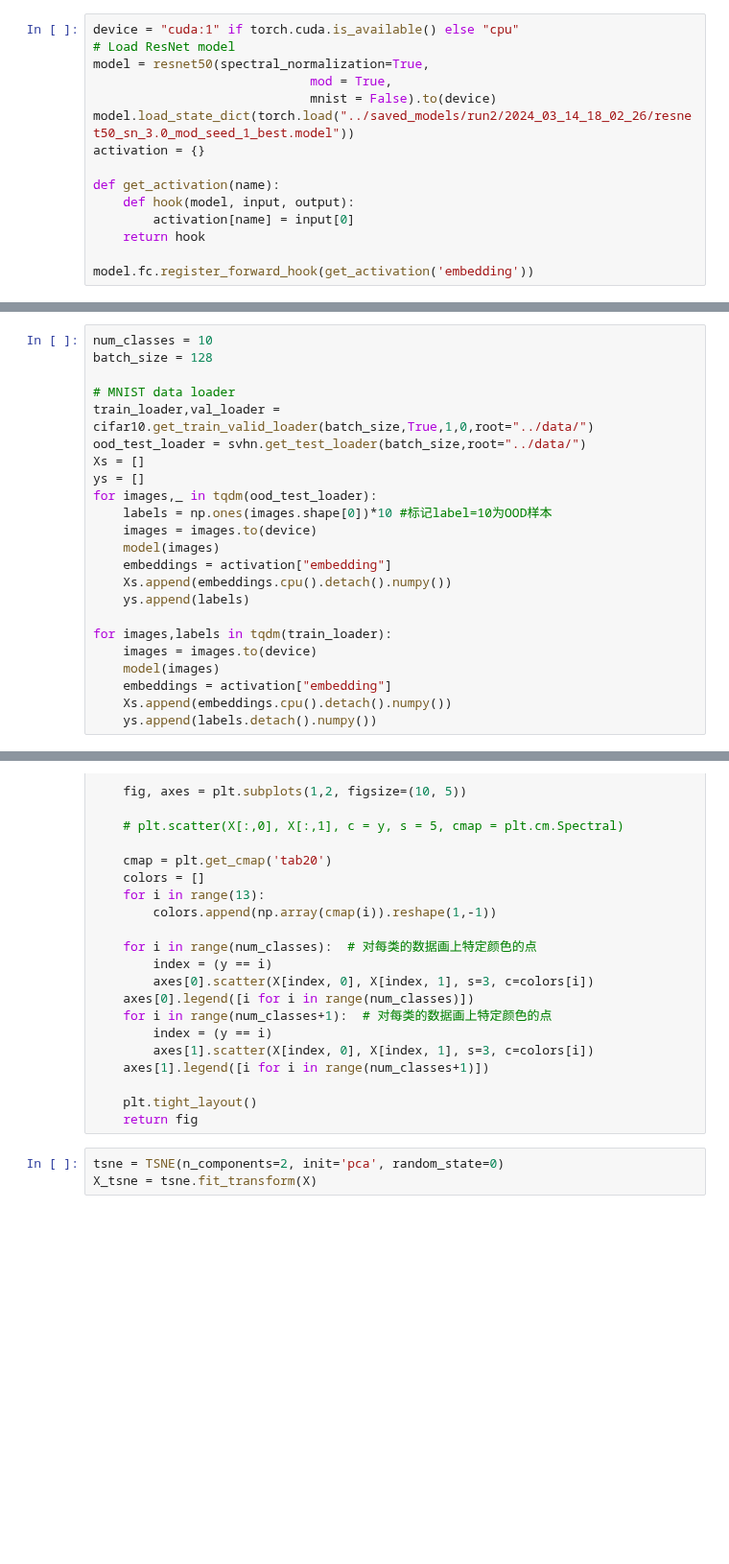
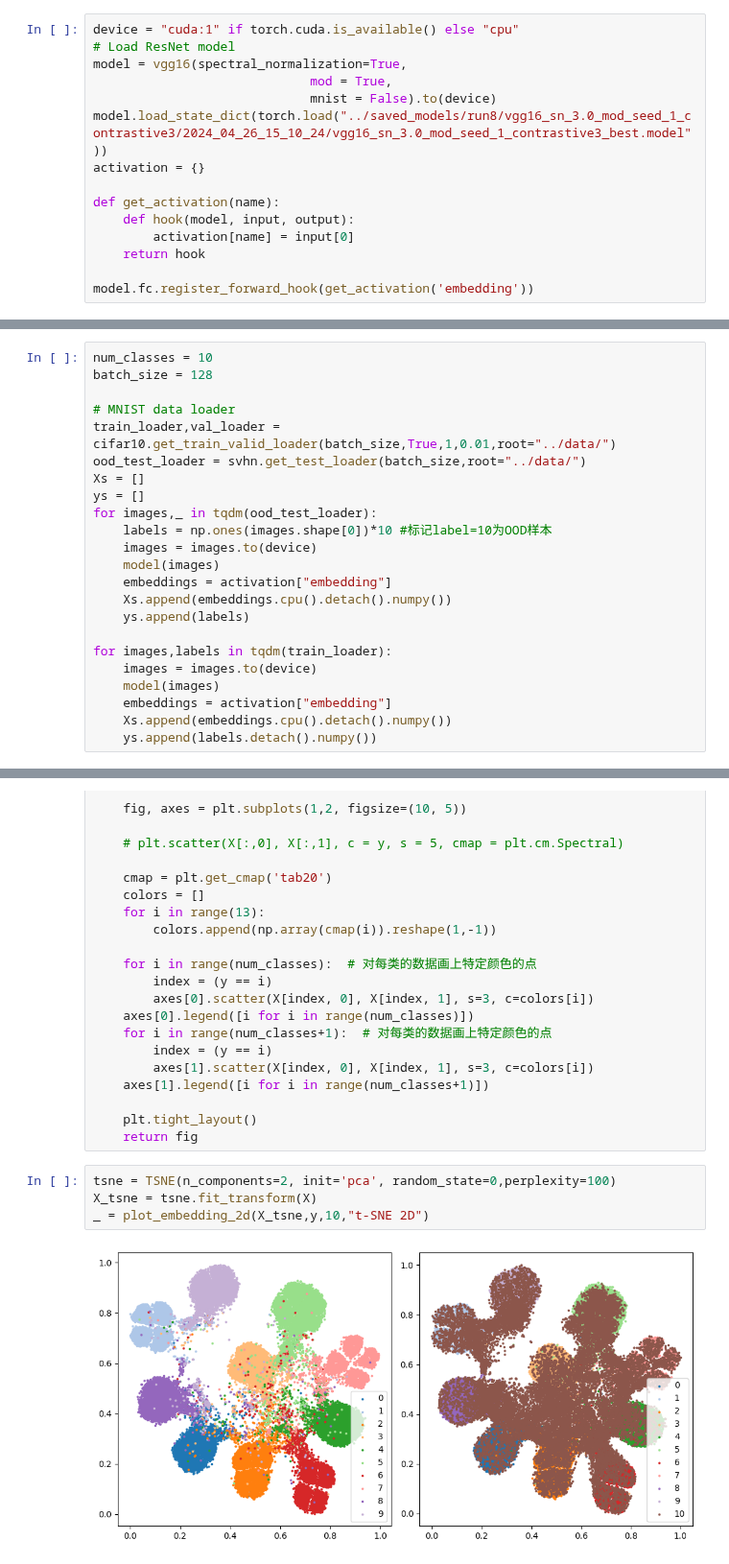
Before and after one commit to buyizhiyou/YYM, a Jupyter notebook: DDU/notebooks/tsne_visualization.ipynb, the cells around one changed output, grey strips where cells are left out. Shown at 96% size. Drawn from its saved outputs; the diff is of its cells as text; blank space fills up the shorter version.

```diff
--- a/DDU/notebooks/tsne_visualization.ipynb
+++ b/DDU/notebooks/tsne_visualization.ipynb
@@ -28,10 +28,10 @@ from utils.gmm_utils import get_embeddings, gmm_fit, gmm_evaluate
 # %%
 device = "cuda:1" if torch.cuda.is_available() else "cpu"
 # Load ResNet model
-model = resnet50(spectral_normalization=True,
+model = vgg16(spectral_normalization=True,
                              mod = True,
                              mnist = False).to(device)
-model.load_state_dict(torch.load("../saved_models/run2/2024_03_14_18_02_26/resnet50_sn_3.0_mod_seed_1_best.model"))
+model.load_state_dict(torch.load("../saved_models/run8/vgg16_sn_3.0_mod_seed_1_contrastive3/2024_04_26_15_10_24/vgg16_sn_3.0_mod_seed_1_contrastive3_best.model"))
 activation = {}
 
 def get_activation(name):
@@ -47,7 +47,7 @@ num_classes = 10
 batch_size = 128
 
 # MNIST data loader
-train_loader,val_loader = cifar10.get_train_valid_loader(batch_size,True,1,0,root="../data/")
+train_loader,val_loader = cifar10.get_train_valid_loader(batch_size,True,1,0.01,root="../data/")
 ood_test_loader = svhn.get_test_loader(batch_size,root="../data/")
 Xs = []
 ys = []
@@ -98,6 +98,9 @@ def plot_embedding_2d(X, y, num_classes, title):
     plt.tight_layout()
     return fig
 # %%
-tsne = TSNE(n_components=2, init='pca', random_state=0)
+tsne = TSNE(n_components=2, init='pca', random_state=0,perplexity=100)
 X_tsne = tsne.fit_transform(X)
+_ = plot_embedding_2d(X_tsne,y,10,"t-SNE 2D")
+# %% [output]
+[figure, added]
 # %%
```
Also changed, not shown: parts of 3 cells of this notebook, 7 other files.
